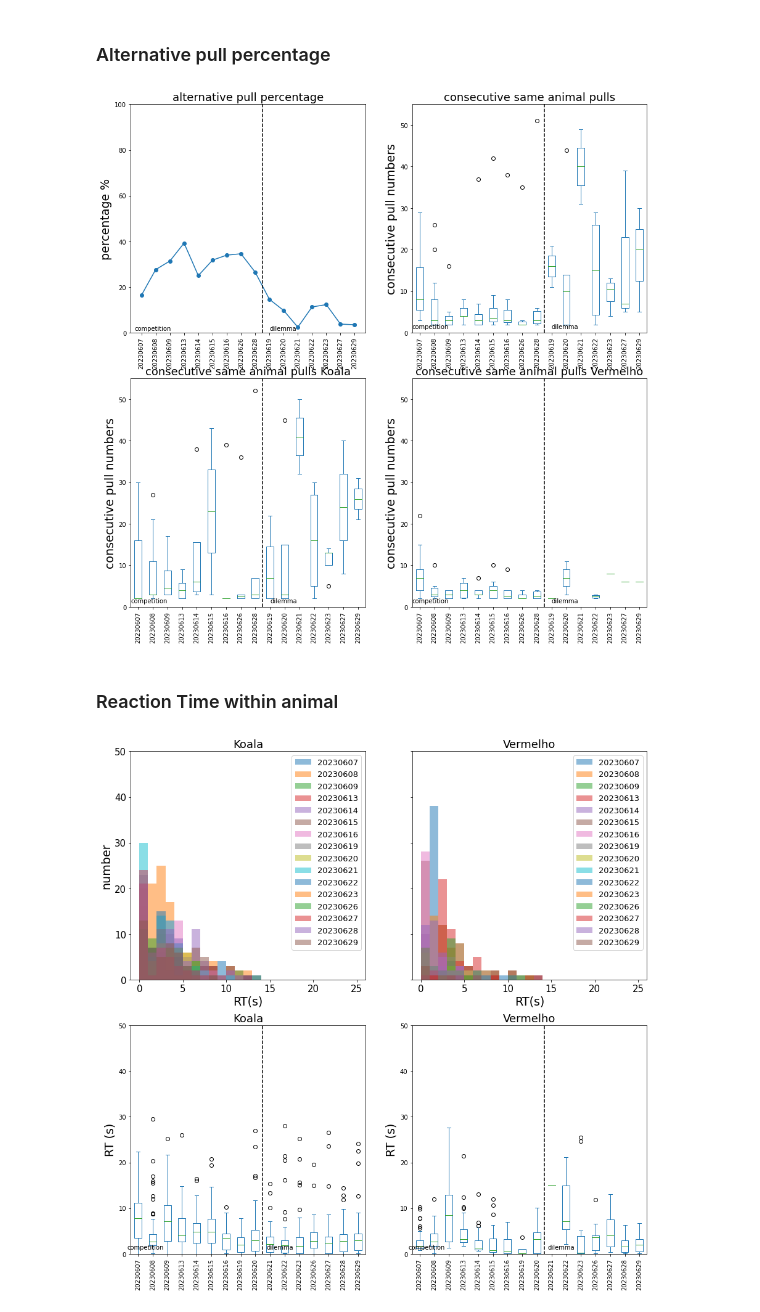
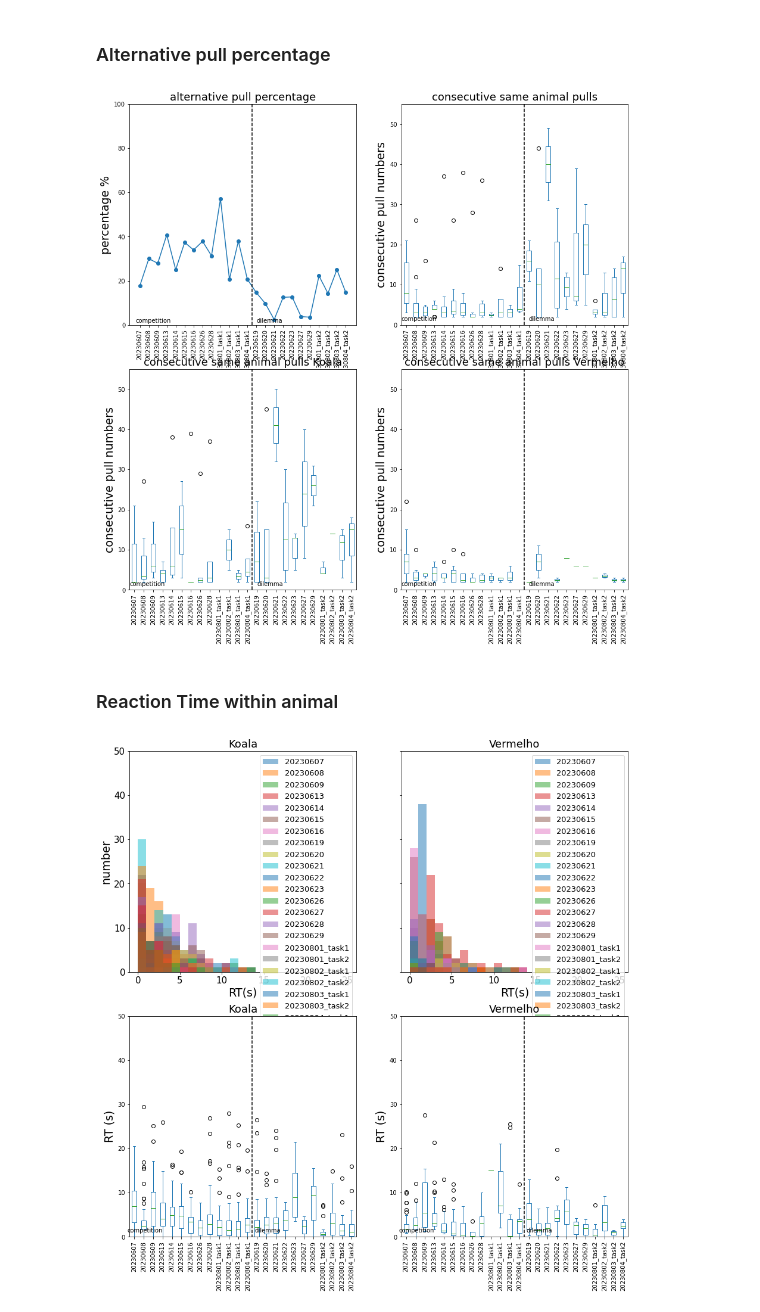
Before and after one commit to wilburshi/following_up_analysis, a Jupyter notebook: bhv_analysis_joystick_task/joystick_task_bhv_analysis.ipynb, the cells around one changed output. Drawn from its saved outputs; the diff is of its cells as text; code cells hidden in the pictures.

```diff
--- a/bhv_analysis_joystick_task/joystick_task_bhv_analysis.ipynb
+++ b/bhv_analysis_joystick_task/joystick_task_bhv_analysis.ipynb
@@ -25,6 +25,7 @@ animal2_name = "Vermelho"
 
 session_dates = ["20230607","20230608","20230609","20230613","20230614","20230615","20230616","20230619",
                  "20230620","20230621","20230622","20230623","20230626","20230627","20230628","20230629",
+                 "20230801","20230802","20230803","20230804"
                  ]
 # session_dates = ["20230602","20230608","20230609","20230613","20230614"]
 
@@ -369,12 +447,12 @@ continous_pull_A2 = {}
 #
 # sort the data based on task type and dates
 tasktypes_forsort = tasktypes_all_dates
-sorting_df = pd.DataFrame({'dates': session_dates, 'tasktypes': tasktypes_forsort.ravel()}, columns=['dates', 'tasktypes'])
+sorting_df = pd.DataFrame({'dates': session_dates_forplot, 'tasktypes': tasktypes_forsort.ravel()}, columns=['dates', 'tasktypes'])
 sorting_df = sorting_df.sort_values(by=['tasktypes','dates'], ascending = [True, True])
 #
 for ii in np.arange(0,nsessions,1):
-    xxx1 = cumulative_pulls_animal1[session_dates[ii]]
-    xxx2 = cumulative_pulls_animal2[session_dates[ii]]
+    xxx1 = cumulative_pulls_animal1[session_dates_forplot[ii]]
+    xxx2 = cumulative_pulls_animal2[session_dates_forplot[ii]]
     #
     df_animal1=pd.DataFrame([pd.Series(1*np.ones((1,np.shape(xxx1)[0]))[0],name='animal'),xxx1]).T
     df_animal2=pd.DataFrame([pd.Series(2*np.ones((1,np.shape(xxx2)[0]))[0],name='animal'),xxx2]).T
@@ -406,7 +484,7 @@ continous_pull_A2 = pd.DataFrame(continous_pull_A2)
 axs[0,0].plot(np.arange(0,nsessions,1),alterpull_perc[0][sorting_df.index],'o-')
 axs[0,0].set_title('alternative pull percentage',fontsize = 18)
 axs[0,0].set_xticks(np.arange(0, nsessions,1))
-axs[0,0].set_xticklabels(np.array(session_dates)[sorting_df.index],rotation=90,fontsize=10)
+axs[0,0].set_xticklabels(np.array(session_dates_forplot)[sorting_df.index],rotation=90,fontsize=10)
 axs[0,0].set_ylabel("percentage %",fontsize = 19)
 axs[0,0].set_ylim([0,100])
 axs[0,0].tick_params(labelsize = 10);
@@ -415,24 +493,24 @@ axs[0,0].tick_params(labelsize = 10);
 continous_pull_either[sorting_df.index].plot(kind = 'box',ax=axs[0,1])
 axs[0,1].set_title('consecutive same animal pulls',fontsize = 18)
 axs[0,1].set_ylabel("consecutive pull numbers",fontsize = 19)
-axs[0,1].set_xticks(np.arange(1, len(session_dates)+1,1))
-axs[0,1].set_xticklabels(np.array(session_dates)[sorting_df.index],rotation=90,fontsize=10);
+axs[0,1].set_xticks(np.arange(1, len(session_dates_forplot)+1,1))
+axs[0,1].set_xticklabels(np.array(session_dates_forplot)[sorting_df.index],rotation=90,fontsize=10);
 axs[0,1].set_ylim([0,55])
 
 # continuous same animal pull distribution - animal 1
 continous_pull_A1[sorting_df.index].plot(kind = 'box',ax=axs[1,0])
 axs[1,0].set_title('consecutive same animal pulls '+animal1_name,fontsize = 18)
 axs[1,0].set_ylabel("consecutive pull numbers",fontsize = 19)
-axs[1,0].set_xticks(np.arange(1, len(session_dates)+1,1))
-axs[1,0].set_xticklabels(np.array(session_dates)[sorting_df.index],rotation=90,fontsize=10);
+axs[1,0].set_xticks(np.arange(1, len(session_dates_forplot)+1,1))
+axs[1,0].set_xticklabels(np.array(session_dates_forplot)[sorting_df.index],rotation=90,fontsize=10);
 axs[1,0].set_ylim([0,55])
 
 # continuous same animal pull distribution - animal 2
 continous_pull_A2[sorting_df.index].plot(kind = 'box',ax=axs[1,1])
 axs[1,1].set_title('consecutive same animal pulls '+animal2_name,fontsize = 18)
 axs[1,1].set_ylabel("consecutive pull numbers",fontsize = 19)
-axs[1,1].set_xticks(np.arange(1, len(session_dates)+1,1))
-axs[1,1].set_xticklabels(np.array(session_dates)[sorting_df.index],rotation=90,fontsize=10);
+axs[1,1].set_xticks(np.arange(1, len(session_dates_forplot)+1,1))
+axs[1,1].set_xticklabels(np.array(session_dates_forplot)[sorting_df.index],rotation=90,fontsize=10);
 axs[1,1].set_ylim([0,55])
 
 #
@@ -453,7 +531,7 @@ for itaskswitch in np.arange(0,np.shape(taskswitches)[0],1):
     axs[1,1].text(taskswitch+0.5,1,tasktypes[itaskswitch],fontsize=10)
 #
 # %% [output]
-[figure, old version]
+[figure, new version]
 # %% [markdown]
 ### Reaction Time within animal
 # %%
@@ -466,9 +544,9 @@ fig.set_figwidth(15)
 mean_RT_pulls_animal1 = []
 for ii in np.arange(0,nsessions,1):
     #
-    axs[0,0].hist(RT_pulls_animal1_all[session_dates[ii]],alpha=0.5, bins=np.arange(0,15,1))
+    axs[0,0].hist(RT_pulls_animal1_all[session_dates_forplot[ii]],alpha=0.5, bins=np.arange(0,15,1))
     #
-    mean_RT_pulls_animal1.append(np.mean(RT_pulls_animal1_all[session_dates[ii]]))
+    mean_RT_pulls_animal1.append(np.mean(RT_pulls_animal1_all[session_dates_forplot[ii]]))
 #
 RT_pulls_animal1_all=(pd.DataFrame(RT_pulls_animal1_all))
 
@@ -476,9 +554,9 @@ RT_pulls_animal1_all=(pd.DataFrame(RT_pulls_animal1_all))
 mean_RT_pulls_animal2 = []
 for ii in np.arange(0,nsessions,1):
     #
-    axs[0,1].hist(RT_pulls_animal2_all[session_dates[ii]],alpha=0.5, bins=np.arange(0,15,1))
+    axs[0,1].hist(RT_pulls_animal2_all[session_dates_forplot[ii]],alpha=0.5, bins=np.arange(0,15,1))
     #
-    mean_RT_pulls_animal2.append(np.mean(RT_pulls_animal2_all[session_dates[ii]]))
+    mean_RT_pulls_animal2.append(np.mean(RT_pulls_animal2_all[session_dates_forplot[ii]]))
 #
 RT_pulls_animal2_all=(pd.DataFrame(RT_pulls_animal2_all))
 
@@ -488,7 +566,7 @@ axs[0,0].set_ylabel("number",fontsize = 19)
 axs[0,0].set_xlim([-1,26])
 axs[0,0].set_ylim([0,50])
 axs[0,0].tick_params(labelsize = 15)
-axs[0,0].legend(labels=session_dates, fontsize = 13)
+axs[0,0].legend(labels=session_dates_forplot, fontsize = 13)
 axs[0,1].set_title(animal2_name,fontsize = 18)
 axs[0,1].set_xlabel("RT(s)",fontsize = 19)
 axs[0,1].set_ylabel("")
@@ -496,40 +574,40 @@ axs[0,1].set_xlim([-1,26])
 axs[0,1].set_ylim([0,50])
 axs[0,1].set_yticklabels("")
 axs[0,1].tick_params(labelsize = 15)
-axs[0,1].legend(labels=session_dates, fontsize = 13)
+axs[0,1].legend(labels=session_dates_forplot, fontsize = 13)
 
 
 ## box plot
 #
 # sort the data based on task type and dates
 tasktypes_forsort = tasktypes_all_dates
-sorting_df = pd.DataFrame({'dates': session_dates, 'tasktypes': tasktypes_forsort.ravel()}, columns=['dates', 'tasktypes'])
+sorting_df = pd.DataFrame({'dates': session_dates_forplot, 'tasktypes': tasktypes_forsort.ravel()}, columns=['dates', 'tasktypes'])
 sorting_df = sorting_df.sort_values(by=['tasktypes','dates'], ascending = [True, True])
 #
 RT_pulls_animal1_all.plot(kind = 'box',ax=axs[1,0])
 RT_pulls_animal2_all.plot(kind = 'box',ax=axs[1,1])
 axs[1,0].set_title(animal1_name,fontsize = 18)
 axs[1,0].set_ylabel("RT (s)",fontsize = 19)
 axs[1,0].set_ylim([0,50])
-axs[1,0].set_xticks(np.arange(1, len(session_dates)+1,1))
-axs[1,0].set_xticklabels(session_dates,rotation=90,fontsize=10)
+axs[1,0].set_xticks(np.arange(1, len(session_dates_forplot)+1,1))
+axs[1,0].set_xticklabels(np.array(session_dates_forplot)[sorting_df.index],rotation=90,fontsize=10)
 axs[1,1].set_title(animal2_name,fontsize = 18)
 axs[1,1].set_ylabel("RT (s)",fontsize = 19)
 axs[1,1].set_ylim([0,50])
-axs[1,1].set_xticks(np.arange(1, len(session_dates)+1,1))
-axs[1,1].set_xticklabels(session_dates,rotation=90,fontsize=10);
+axs[1,1].set_xticks(np.arange(1, len(session_dates_forplot)+1,1))
+axs[1,1].set_xticklabels(np.array(session_dates_forplot)[sorting_df.index],rotation=90,fontsize=10);
 #
 tasktypes = ['competition','dilemma']
 taskswitches = np.where(np.array(sorting_df['tasktypes'])[1:]-np.array(sorting_df['tasktypes'])[:-1]!=0)[0]+1.5
 for itaskswitch in np.arange(0,np.shape(taskswitches)[0],1):
     taskswitch = taskswitches[itaskswitch]
     axs[1,0].plot([taskswitch,taskswitch],[-0.15,50],'k--')
     axs[1,1].plot([taskswitch,taskswitch],[-0.15,50],'k--')
 taskswitches = np.concatenate(([0],taskswitches))
 for itaskswitch in np.arange(0,np.shape(taskswitches)[0],1):
     taskswitch = taskswitches[itaskswitch]
     axs[1,0].text(taskswitch+0.25,1,tasktypes[itaskswitch],fontsize=10)
     axs[1,1].text(taskswitch+0.25,1,tasktypes[itaskswitch],fontsize=10)
 #
 # %% [output]
-[figure, old version]
+[figure, new version]
```
Also changed, not shown: parts of 5 cells of this notebook, 12 other files.
